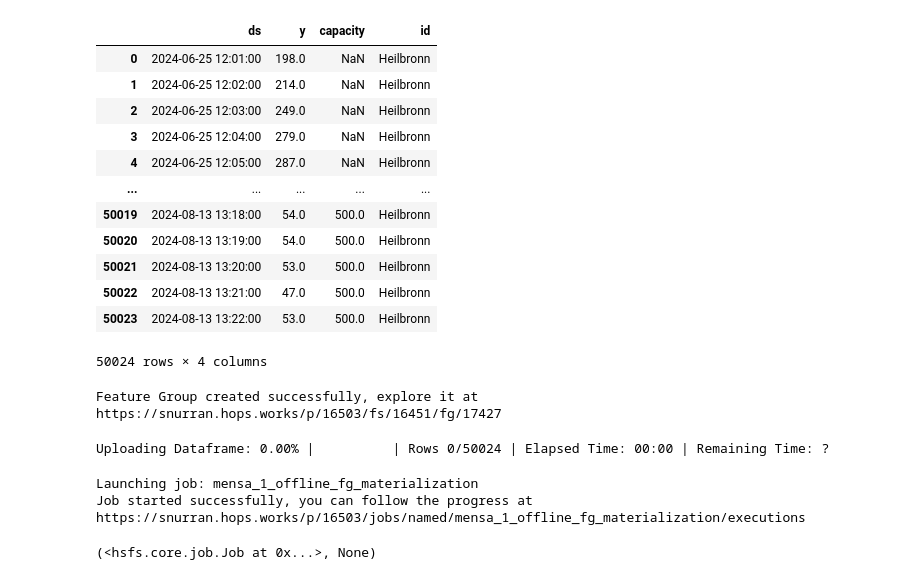
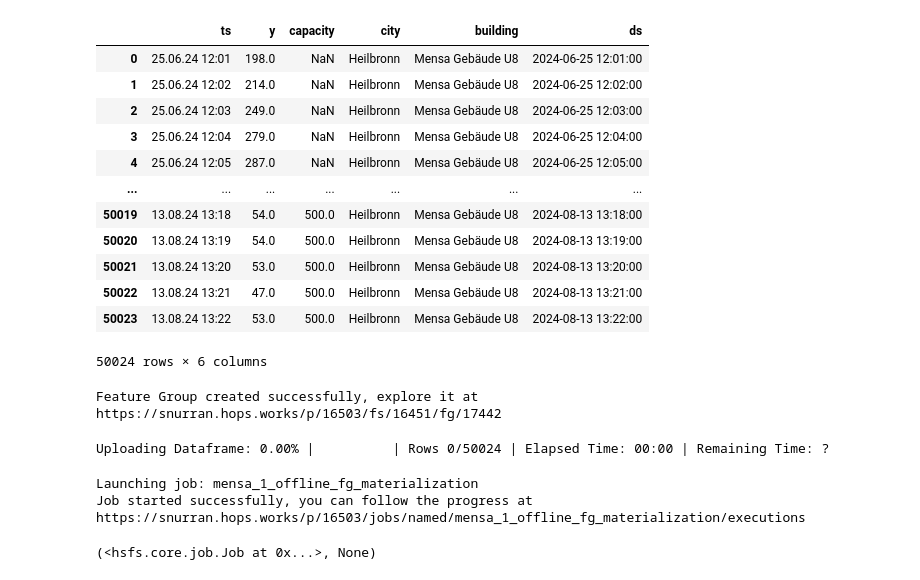
Before and after one commit to jimdowling/schwarz, a Jupyter notebook: notebooks/backfill-feature-pipeline.ipynb, the cells around one changed output. Saved outputs shown, nothing was run; the diff lists cells and outputs as text; code cells hidden in the pictures.

```diff
--- a/notebooks/backfill-feature-pipeline.ipynb
+++ b/notebooks/backfill-feature-pipeline.ipynb
@@ -10,5 +11,6 @@ Connected. Call `.close()` to terminate connection gracefully.
 Logged in to project, explore it here https://snurran.hops.works/p/16503
 Connected. Call `.close()` to terminate connection gracefully.
 # %%
-df = pd.read_csv("../data/Mensa_occupancy_history.csv", sep=";", parse_dates=["Timestamp"], infer_datetime_format=True)
-df['id']="Heilbronn"
+df = pd.read_csv("./Mensa_occupancy_history.csv", sep=";")
+df['city']="Heilbronn"
+df['building']="Mensa Gebäude U8"
@@ -19,31 +17,33 @@ df['id']="Heilbronn"
 # %%
-df = df.rename(columns={'Kapazität': 'capacity', 'Timestamp' : 'ds', 'Auslastung' : 'y'})
+df = df.rename(columns={'Kapazität': 'capacity', 'Timestamp' : 'ts', 'Auslastung' : 'y'})
+df['ds'] = pd.to_datetime(df['ts'], format='%d.%m.%y %H:%M')
 df
 # %% [output]
-|  | ds | y | capacity | id |
-| 0 | 2024-06-25 12:01:00 | 198.0 | NaN | Heilbronn |
-| 1 | 2024-06-25 12:02:00 | 214.0 | NaN | Heilbronn |
-| 2 | 2024-06-25 12:03:00 | 249.0 | NaN | Heilbronn |
-| 3 | 2024-06-25 12:04:00 | 279.0 | NaN | Heilbronn |
-| 4 | 2024-06-25 12:05:00 | 287.0 | NaN | Heilbronn |
-| ... | ... | ... | ... | ... |
-| 50019 | 2024-08-13 13:18:00 | 54.0 | 500.0 | Heilbronn |
-| 50020 | 2024-08-13 13:19:00 | 54.0 | 500.0 | Heilbronn |
-| 50021 | 2024-08-13 13:20:00 | 53.0 | 500.0 | Heilbronn |
-| 50022 | 2024-08-13 13:21:00 | 47.0 | 500.0 | Heilbronn |
-| 50023 | 2024-08-13 13:22:00 | 53.0 | 500.0 | Heilbronn |
+|  | ts | y | capacity | city | building | ds |
+| 0 | 25.06.24 12:01 | 198.0 | NaN | Heilbronn | Mensa Gebäude U8 | 2024-06-25 12:01:00 |
+| 1 | 25.06.24 12:02 | 214.0 | NaN | Heilbronn | Mensa Gebäude U8 | 2024-06-25 12:02:00 |
+| 2 | 25.06.24 12:03 | 249.0 | NaN | Heilbronn | Mensa Gebäude U8 | 2024-06-25 12:03:00 |
+| 3 | 25.06.24 12:04 | 279.0 | NaN | Heilbronn | Mensa Gebäude U8 | 2024-06-25 12:04:00 |
+| 4 | 25.06.24 12:05 | 287.0 | NaN | Heilbronn | Mensa Gebäude U8 | 2024-06-25 12:05:00 |
+| ... | ... | ... | ... | ... | ... | ... |
+| 50019 | 13.08.24 13:18 | 54.0 | 500.0 | Heilbronn | Mensa Gebäude U8 | 2024-08-13 13:18:00 |
+| 50020 | 13.08.24 13:19 | 54.0 | 500.0 | Heilbronn | Mensa Gebäude U8 | 2024-08-13 13:19:00 |
+| 50021 | 13.08.24 13:20 | 53.0 | 500.0 | Heilbronn | Mensa Gebäude U8 | 2024-08-13 13:20:00 |
+| 50022 | 13.08.24 13:21 | 47.0 | 500.0 | Heilbronn | Mensa Gebäude U8 | 2024-08-13 13:21:00 |
+| 50023 | 13.08.24 13:22 | 53.0 | 500.0 | Heilbronn | Mensa Gebäude U8 | 2024-08-13 13:22:00 |
-50024 rows × 4 columns
+50024 rows × 6 columns
 # %%
 fg = fs.get_or_create_feature_group(name="mensa",
                                     version=1,
                                     description="Time-series capacity load measurements for a Mensa restaurant",
-                                    primary_key=["id","ds"],
+                                    primary_key=["city", "building", "ts"],
                                     event_time="ds",
+                                    online_enabled=True
                                    )
 fg.insert(df)
 # %% [output]
 Feature Group created successfully, explore it at
-https://snurran.hops.works/p/16503/fs/16451/fg/17427
+https://snurran.hops.works/p/16503/fs/16451/fg/17442
 Uploading Dataframe: 0.00% |          | Rows 0/50024 | Elapsed Time: 00:00 | Remaining Time: ?
 Launching job: mensa_1_offline_fg_materialization
 Job started successfully, you can follow the progress at
```
Also changed, not shown: parts of 8 cells of this notebook, 2 other files.
